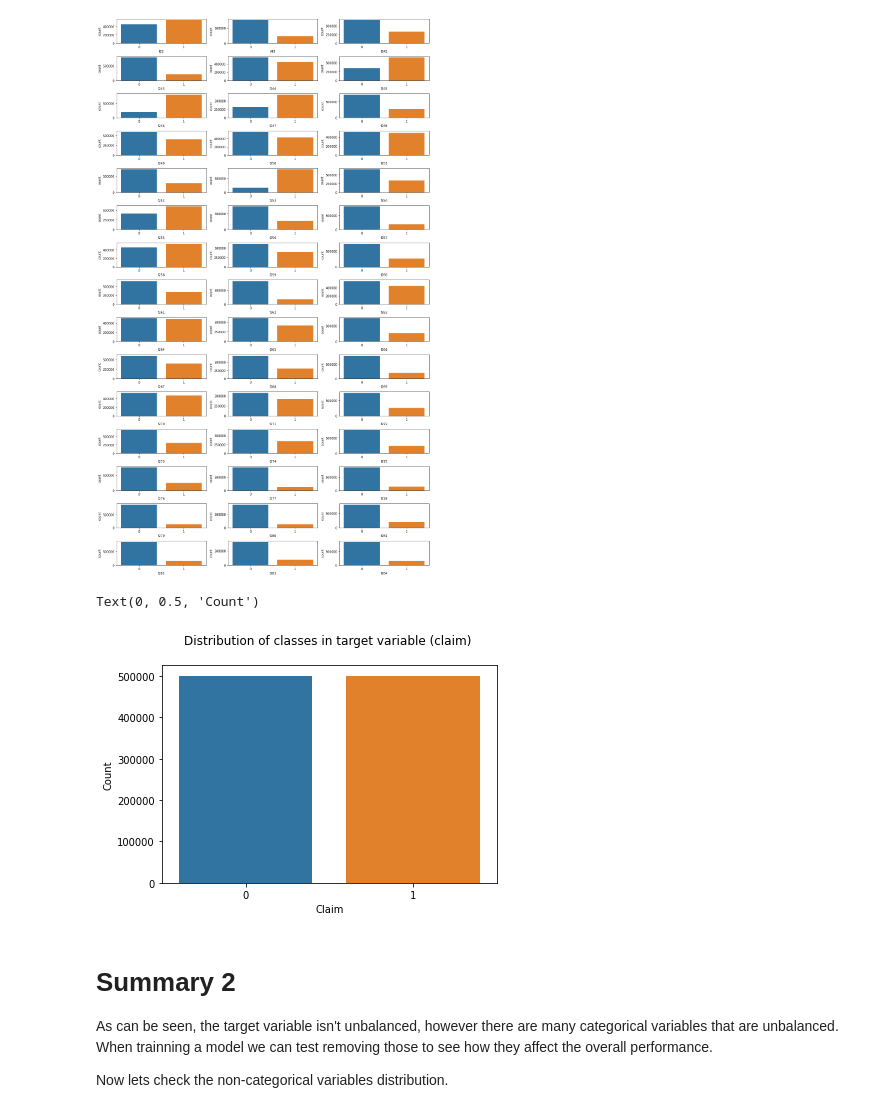
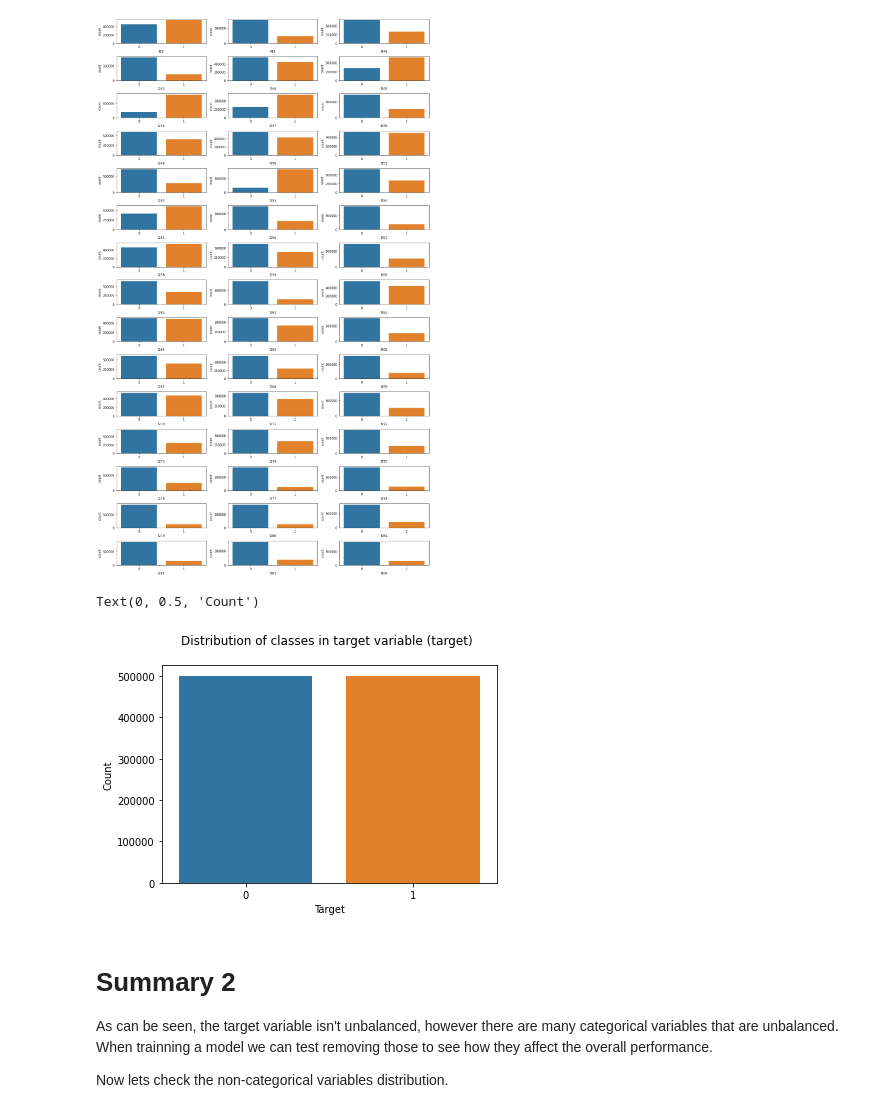
Before and after one commit to feperessim/Kaggle-competitions, a Jupyter notebook: tabular-playground-series-oct-2021/tabular-playground-series-oct-2021-eda.ipynb, the cells around one changed output. Cells and saved outputs as stored; diff of their text form; code cells hidden in the pictures.

```diff
--- a/tabular-playground-series-oct-2021/tabular-playground-series-oct-2021-eda.ipynb
+++ b/tabular-playground-series-oct-2021/tabular-playground-series-oct-2021-eda.ipynb
@@ -130,12 +130,12 @@ fig.show()
 # %%
 # Target Distribution
 sns.countplot(train_df['target'])
-plt.title('Distribution of classes in target variable (claim) \n')
-plt.xlabel('Claim')
+plt.title('Distribution of classes in target variable (target) \n')
+plt.xlabel('Target')
 plt.ylabel('Count')
 # %% [output]
 Text(0, 0.5, 'Count')
-[figure, old version]
+[figure, new version]
 # %% [markdown]
 # Summary 2
 
```
